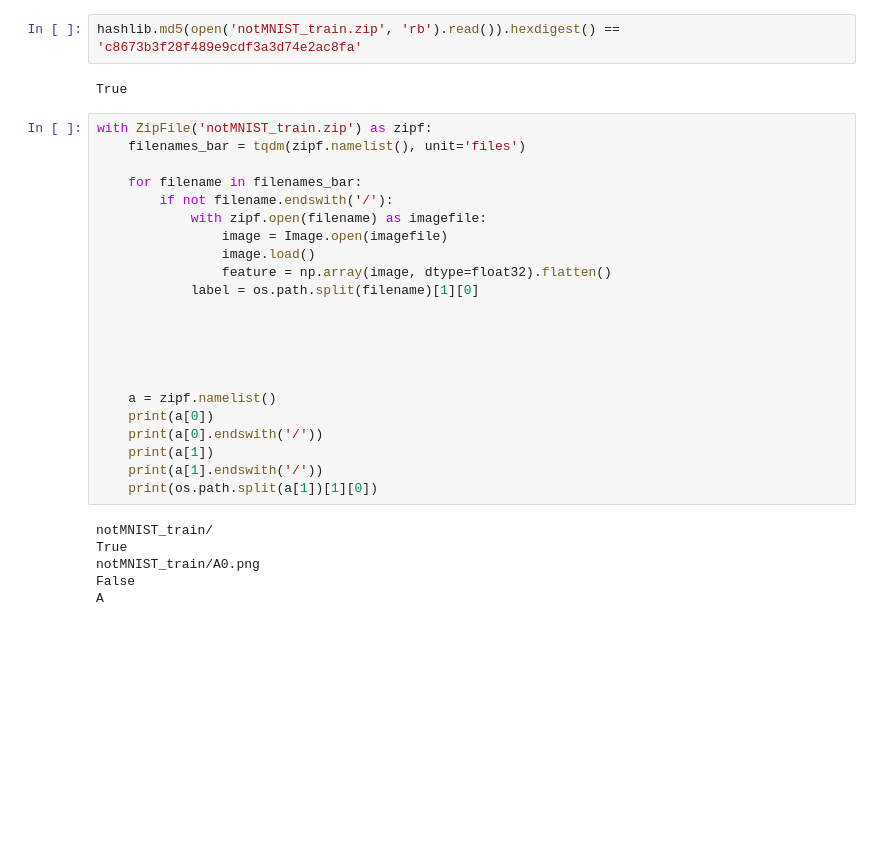
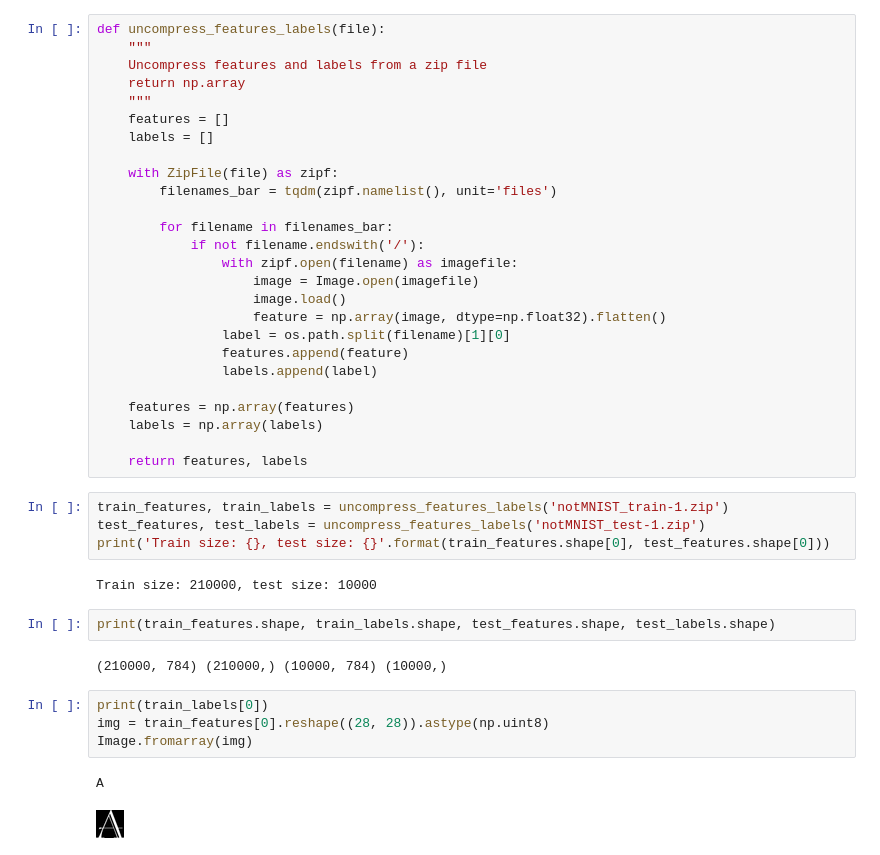
Before and after one commit to LiYan1988/tensorflow-lab, a Jupyter notebook: lab-1.ipynb, the cells around one changed output. Saved outputs shown, nothing was run; the diff lists cells and outputs as text; blank space fills up the shorter version.

```diff
--- a/lab-1.ipynb
+++ b/lab-1.ipynb
@@ -41,32 +50,43 @@ KeyboardInterrupt:
-# %%
-hashlib.md5(open('notMNIST_train.zip', 'rb').read()).hexdigest() == 'c8673b3f28f489e9cdf3a3d74e2ac8fa'
-# %% [output]
-True
 # %%
-with ZipFile('notMNIST_train.zip') as zipf:
-    filenames_bar = tqdm(zipf.namelist(), unit='files')
+def uncompress_features_labels(file):
+    """
+    Uncompress features and labels from a zip file
+    return np.array
+    """
+    features = []
+    labels = []
 
-    for filename in filenames_bar:
-        if not filename.endswith('/'):
-            with zipf.open(filename) as imagefile:
-                image = Image.open(imagefile)
-                image.load()
-                feature = np.array(image, dtype=float32).flatten()
-            label = os.path.split(filename)[1][0]
+    with ZipFile(file) as zipf:
+        filenames_bar = tqdm(zipf.namelist(), unit='files')
 
+        for filename in filenames_bar:
+            if not filename.endswith('/'):
+                with zipf.open(filename) as imagefile:
+                    image = Image.open(imagefile)
+                    image.load()
+                    feature = np.array(image, dtype=np.float32).flatten()
+                label = os.path.split(filename)[1][0]
+                features.append(feature)
+                labels.append(label)
 
+    features = np.array(features)
+    labels = np.array(labels)
 
-
-
-    a = zipf.namelist()
-    print(a[0])
-    print(a[0].endswith('/'))
-    print(a[1])
-    print(a[1].endswith('/'))
-    print(os.path.split(a[1])[1][0])
+    return features, labels
-# %% [output]
-notMNIST_train/
-True
-notMNIST_train/A0.png
-False
-A
+# %%
+train_features, train_labels = uncompress_features_labels('notMNIST_train-1.zip')
+test_features, test_labels = uncompress_features_labels('notMNIST_test-1.zip')
+print('Train size: {}, test size: {}'.format(train_features.shape[0], test_features.shape[0]))
+# %% [output]
+Train size: 210000, test size: 10000
+# %%
+print(train_features.shape, train_labels.shape, test_features.shape, test_labels.shape)
+# %% [output]
+(210000, 784) (210000,) (10000, 784) (10000,)
+# %%
+print(train_labels[0])
+img = train_features[0].reshape((28, 28)).astype(np.uint8)
+Image.fromarray(img)
+# %% [output]
+A
+[figure, added]
```
Also changed, not shown: parts of 19 cells of this notebook, 2 other files.
